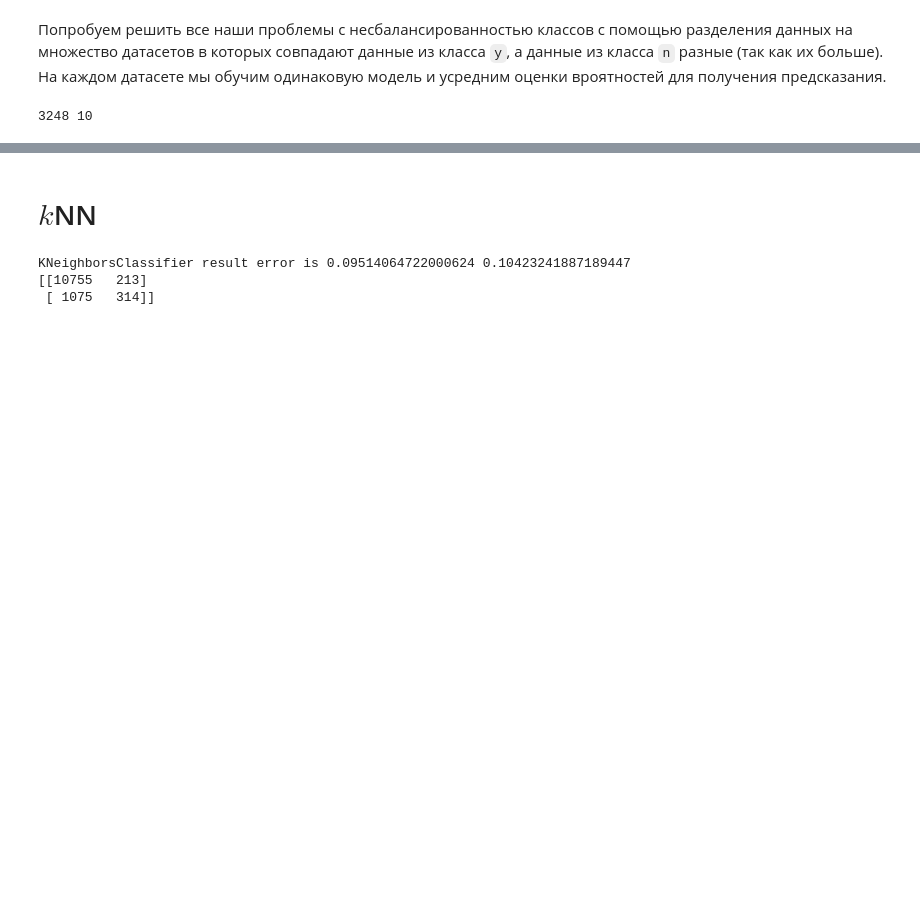
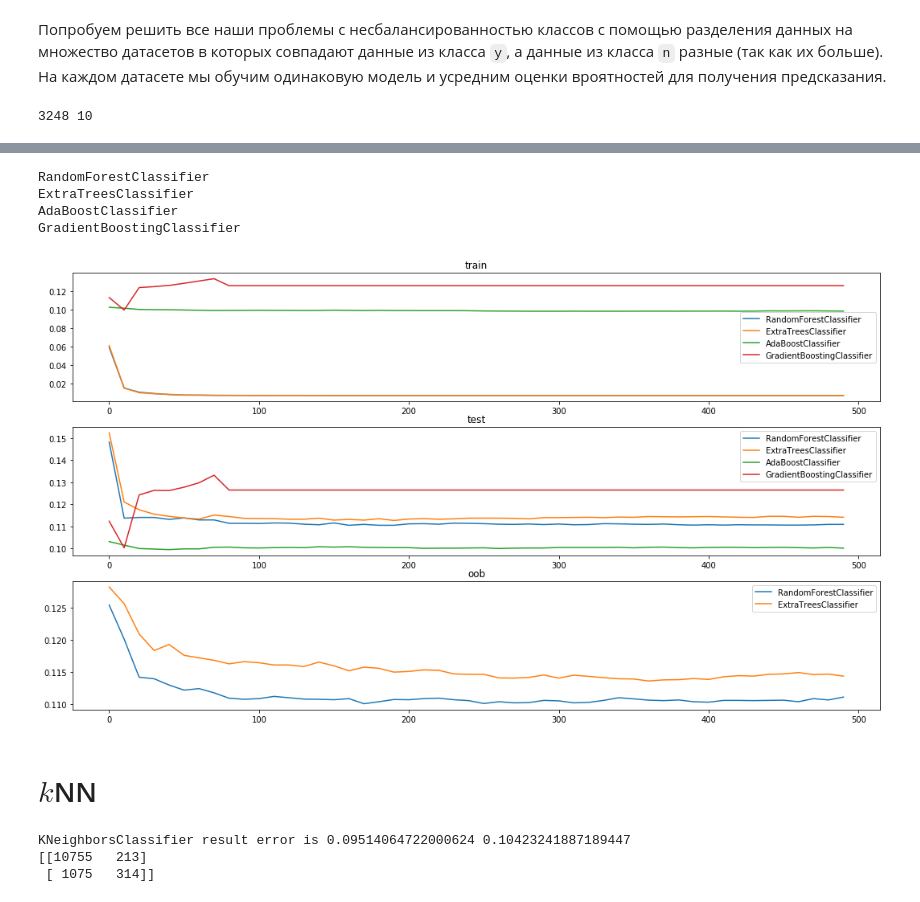
Before and after one commit to IlyaKiparenko/ML, a Jupyter notebook: Lab1_ML.ipynb, the cells around one changed output, grey strips where cells are left out. Cells and saved outputs as stored; diff of their text form; code cells hidden in the pictures; blank space fills up the shorter version.

```diff
--- a/Lab1_ML.ipynb
+++ b/Lab1_ML.ipynb
@@ -729,3 +907,62 @@ Test confuse
+# %%
+from sklearn import ensemble
+import warnings
+
+methods = [
+    ensemble.RandomForestClassifier(n_jobs=-1, warm_start=True, oob_score=True,  bootstrap=True),
+    ensemble.ExtraTreesClassifier(n_jobs=-1,  warm_start=True, oob_score=True,  bootstrap=True),
+    ensemble.AdaBoostClassifier(),
+    ensemble.GradientBoostingClassifier(warm_start=True)
+]
+
+data = {}
+X1_train, X1_test, y1_train, y1_test = data_s
+
+with warnings.catch_warnings():
+    warnings.simplefilter("ignore")
+    for method_obj in methods:
+        name = str(method_obj).split('(')[0]
+        data[name] = dict(train=[], test=[], oob=[])
+        print(name)
+        for estimators in range(1, 500, 10):
+            method_obj.set_params(n_estimators=estimators)
+
+            method_obj.fit(X1_train, y1_train)
+
+            y_train_predict = method_obj.predict(X1_train)
+            y_test_predict = method_obj.predict(X1_test)
+
+            err_train = np.mean(y1_train != y_train_predict)
+            err_test  = np.mean(y1_test  != y_test_predict)
+
+
+            data[name]['train'].append(err_train)
+            data[name]['test'].append(err_test)
+            if hasattr(method_obj, 'oob_score_'):
+                err_oob = 1 - method_obj.oob_score_
+                data[name]['oob'].append(err_oob)
+#data
+# %% [output]
+RandomForestClassifier
+ExtraTreesClassifier
+AdaBoostClassifier
+GradientBoostingClassifier
+# %%
+#plt.figure(figsize=(8, 6))
+for i, error_type in enumerate(('train', 'test', 'oob')):
+   # fig =
+    plt.subplot(3, 1, i+1)
+    #print(dir(plt.gcf()))
+    fig = plt.gcf()
+    fig.set_size_inches((18, 10))
+    plt.title(error_type)
+    for method_name, method_data in data.items():
+        d = method_data[error_type]
+        if d:
+            plt.plot(np.arange(len(d))*10, d, label=method_name)
+    plt.legend()
+# %% [output]
+[figure, added]
 # %% [markdown]
 # $k$NN
 # %%
```
Also changed, not shown: parts of 36 cells of this notebook.
